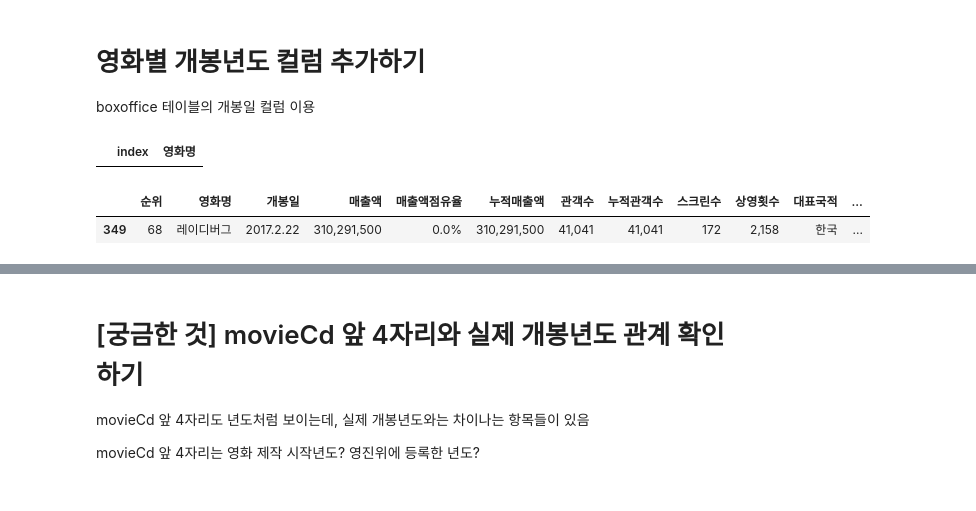
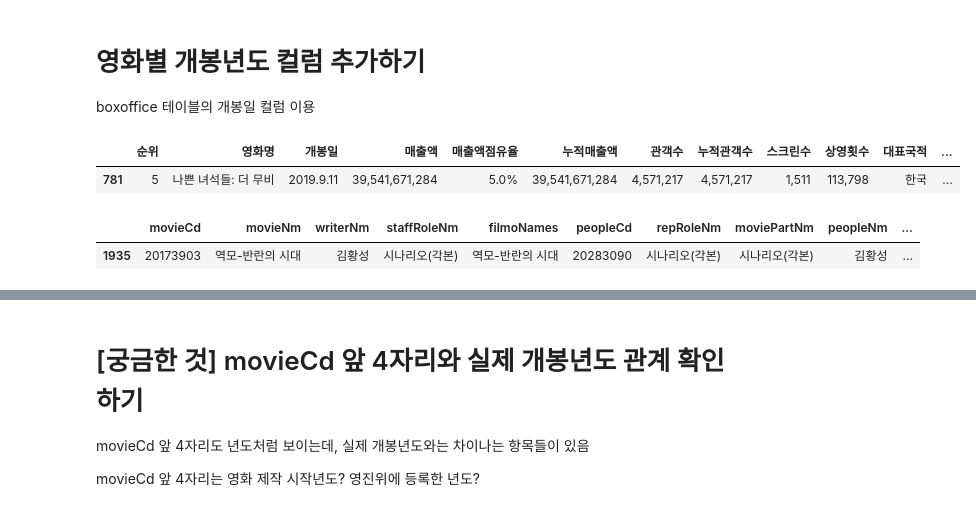
Before and after one commit to kim4pb/Female-led-Korean-Films, a Jupyter notebook: 02.EDA/Writer_EDA.ipynb, the cells around one changed output, grey strips where cells are left out. Cells and saved outputs as stored; diff of their text form; code cells hidden in the pictures.

```diff
--- a/02.EDA/Writer_EDA.ipynb
+++ b/02.EDA/Writer_EDA.ipynb
@@ -204,24 +255,20 @@ writers_all.sample()
 # %% [markdown]
 # 영화별 개봉년도 컬럼 추가하기
 boxoffice 테이블의 개봉일 컬럼 이용
-# %%
-# 영화명 중복값 있는지 확인
-# boxoffice 테이블에는 movieCd 없기 때문에 영화명으로 찾아야 한다
-data = pd.DataFrame(boxoffice['영화명'].value_counts().reset_index())
-
-data[data['영화명'] > 1]
-# %% [output]
-|  | index | 영화명 |
 # %%
-# 개봉일에서 앞 4자리만 가져와서 개봉년도로 넣어준다
-boxoffice['개봉년도'] = boxoffice['개봉일'].apply(lambda x: x[:4])
-boxoffice.sample()
+# # 개봉일에서 앞 4자리만 가져와서 개봉년도로 넣어준다
+# boxoffice['개봉년도'] = boxoffice['개봉일'].apply(lambda x: x[:4])
+# boxoffice.sample()
 # %% [output]
 |  | 순위 | 영화명 | 개봉일 | 매출액 | 매출액점유율 | 누적매출액 | 관객수 | 누적관객수 | 스크린수 | 상영횟수 | 대표국적 | ... |
-| 349 | 68 | 레이디버그 | 2017.2.22 | 310,291,500 | 0.0% | 310,291,500 | 41,041 | 41,041 | 172 | 2,158 | 한국 | ... |
+| 781 | 5 | 나쁜 녀석들: 더 무비 | 2019.9.11 | 39,541,671,284 | 5.0% | 39,541,671,284 | 4,571,217 | 4,571,217 | 1,511 | 113,798 | 한국 | ... |
 # %%
-# 영화명으로 writer_sex_ratio 테이블과 boxoffice['개봉년도']를 merge 해준다
-data = writer_sex_ratio.merge(boxoffice[['영화명', '개봉년도']], how='left', left_on='movieNm', right_on='영화명')
+# # 영화명으로 writer_sex_ratio 테이블과 boxoffice['개봉년도']를 merge 해준다
+# data = writers_all.merge(boxoffice[['영화명', '개봉년도']], how='left', left_on='movieNm', right_on='영화명')
 
-data = data.drop('영화명', axis=1)
-writer_sex_ratio = data.rename(columns={'개봉년도':'year'})
+# data = data.drop('영화명', axis=1)
+# writers_all = data.rename(columns={'개봉년도':'year'})
+# writers_all.sample()
+# %% [output]
+|  | movieCd | movieNm | writerNm | staffRoleNm | filmoNames | peopleCd | repRoleNm | moviePartNm | peopleNm | ... |
+| 1935 | 20173903 | 역모-반란의 시대 | 김황성 | 시나리오(각본) | 역모-반란의 시대 | 20283090 | 시나리오(각본) | 시나리오(각본) | 김황성 | ... |
```
Also changed, not shown: parts of 31 cells of this notebook.
